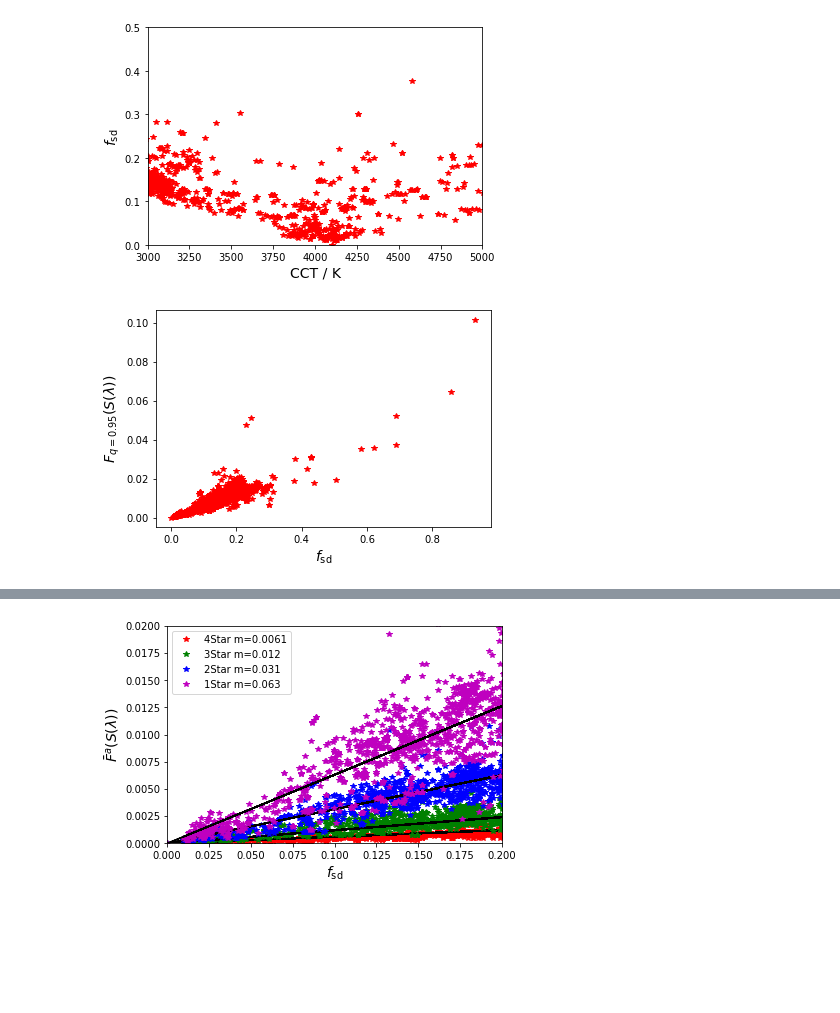
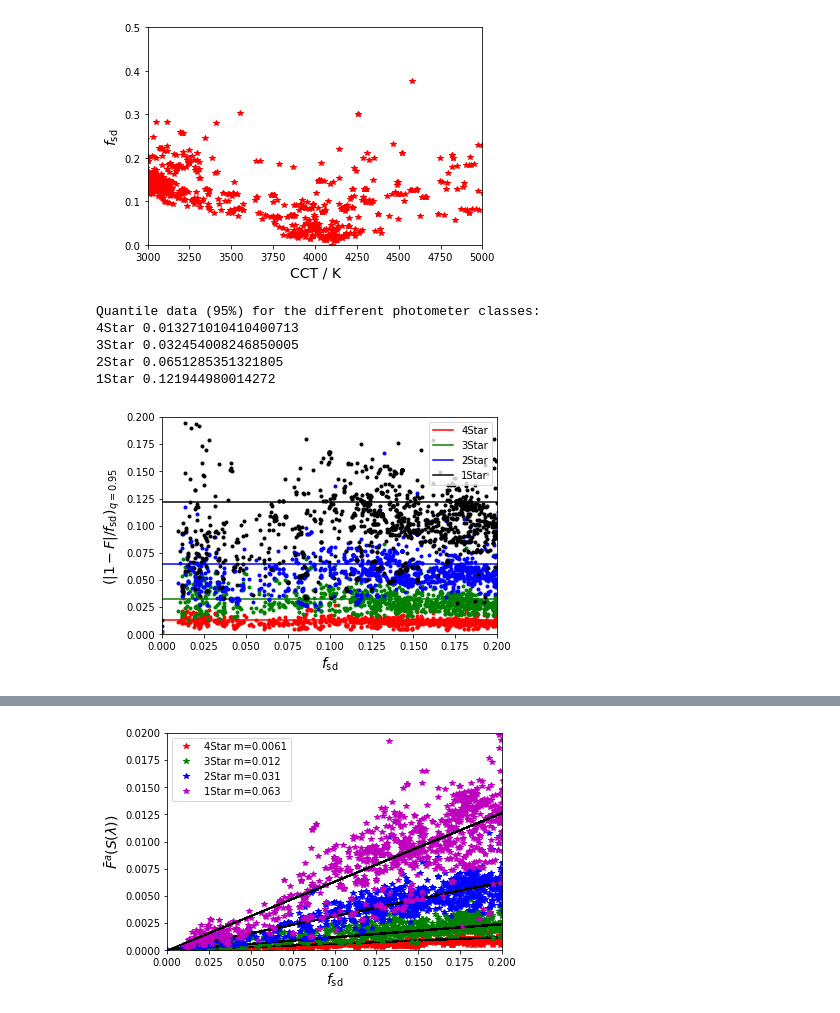
Before and after one commit to empir19nrm02/empir19nrm02, a Jupyter notebook: empir19nrm02/Jupyter/fsd_Test.ipynb, the cells around one changed output, grey strips where cells are left out. Saved outputs shown, nothing was run; the diff lists cells and outputs as text; code cells hidden in the pictures; blank space fills up the shorter version.

```diff
--- a/empir19nrm02/Jupyter/fsd_Test.ipynb
+++ b/empir19nrm02/Jupyter/fsd_Test.ipynb
@@ -294,15 +303,3 @@ pyplot.ylabel( strfsd,fontsize=label_font_size)
 save_fig(filename='fsd_CCT_scale')
 # %% [output]
 [figure]
-# %%
-b_SMCFLED=lx.spectral_mismatch_and_uncertainty.get_spectral_mismatch_correction_factors( spectra, vldetectors, S_C='LED_L41')
-pyplot.plot(fsd, np.quantile(np.abs(1-b_SMCFLED[:,:]), 0.95, axis=1),'r*')
-#pyplot.xlim([0,0.1])
-#pyplot.ylim([0,0.015])
-pyplot.xlabel( strfsd,fontsize=label_font_size)
-pyplot.ylabel( '$F_{q=0.95}(S(\lambda))$',fontsize=label_font_size)
-save_fig(filename='F_fsd_All')
-
-np.savetxt(r'fsd\fsd_SMCF.csv', np.abs(1-b_SMCFLED).T, delimiter=';')
-# %% [output]
-[figure, removed]
@@ -311,3 +318,44 @@ diag_x_min = 0
 diag_x_max = 0.2
 diag_y_min = 0
 diag_y_max = 0.02
+diag_y_max_slope = 0.2
+# %%
+def calc_slope( staruse, starName):
+    n_spectra = spectra.shape[0]-1
+    n_curr_detector = len(staruse[0])
+    org = np.abs(1-b_SMCFLED[:,staruse])
+    org = np.reshape(org, (n_spectra, n_curr_detector))
+    help = np.divide(org.T, fsd).T
+    q_data = np.quantile(help, 0.95, axis=1)
+    print( starName, np.quantile(help, 0.95))
+    return [help, q_data]
+
+print( 'Quantile data (95%) for the different photometer classes:')
+[data4Star, qdata4Star]=calc_slope( idx4Star, '4Star')
+[data3Star, qdata3Star]=calc_slope( idx3Star, '3Star')
+[data2Star, qdata2Star]=calc_slope( idx2Star, '2Star')
+[data1Star, qdata1Star]=calc_slope( idx1Star, '1Star')
+# %% [output]
+Quantile data (95%) for the different photometer classes:
+4Star 0.013271010410400713
+3Star 0.032454008246850005
+2Star 0.0651285351321805
+1Star 0.121944980014272
+# %%
+fig0, ax0 = pyplot.subplots()
+ax0.plot(fsd, qdata4Star,'r.')
+ax0.axhline( np.quantile(data4Star, 0.95), color='r', label='4Star')
+ax0.plot(fsd, qdata3Star,'g.')
+ax0.axhline( np.quantile(data3Star, 0.95), color='g', label='3Star')
+ax0.plot(fsd, qdata2Star,'b.')
+ax0.axhline( np.quantile(data2Star, 0.95), color='b', label='2Star')
+ax0.plot(fsd, qdata1Star,'k.')
+ax0.axhline( np.quantile(data1Star, 0.95), color='k', label='1Star')
+ax0.set_xlim([diag_x_min,diag_x_max])
+ax0.set_ylim([diag_y_min,diag_y_max_slope])
+pyplot.xlabel( strfsd,fontsize=label_font_size)
+pyplot.ylabel( '$(|1-F|/f_{\mathrm{sd}})_{q=0.95}$',fontsize=label_font_size)
+pyplot.legend()
+save_fig(filename='F_fsd_slope')
+# %% [output]
+[figure, added]
```
Also changed, not shown: parts of 7 cells of this notebook.
